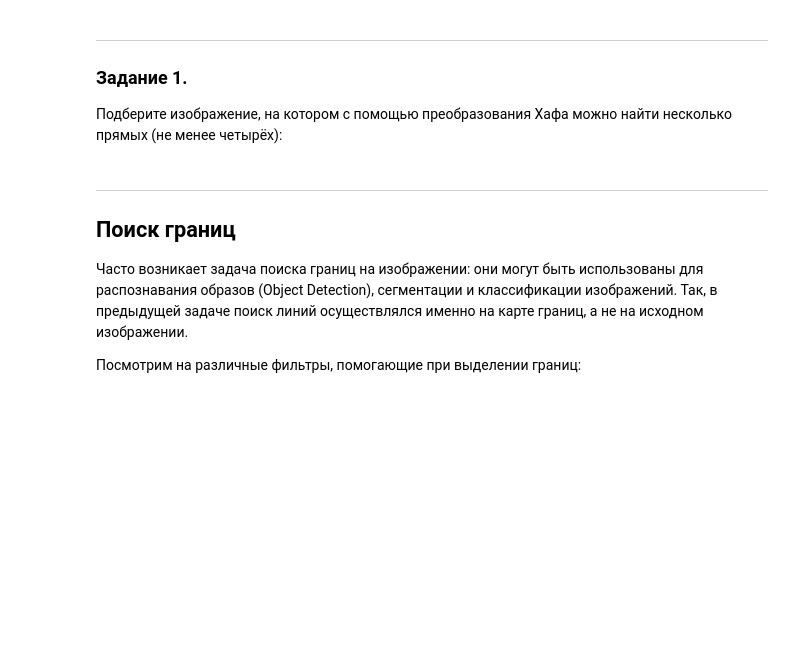
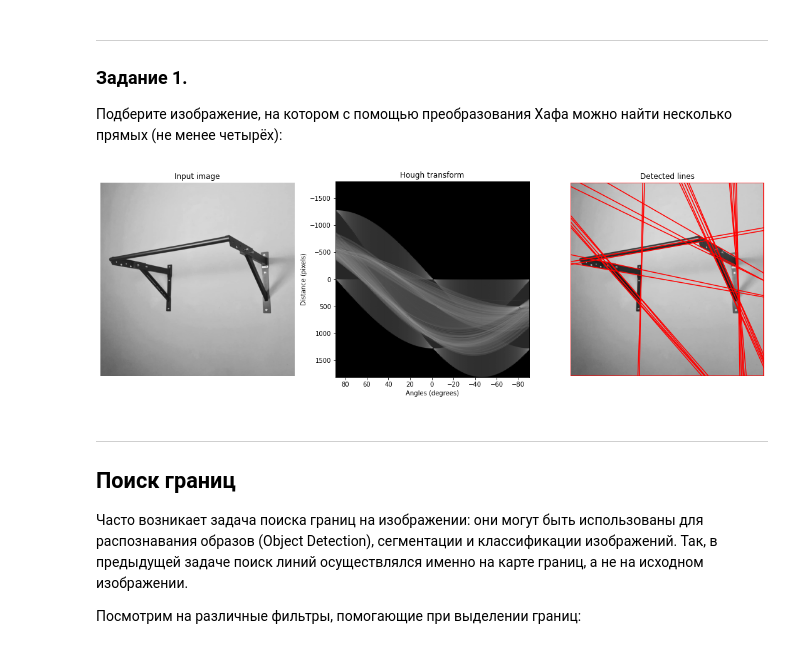
Before and after one commit to naschastliv/sem_gap_second, a Jupyter notebook: second_image_processing.ipynb, the cells around one changed output. Saved outputs shown, nothing was run; the diff lists cells and outputs as text; code cells hidden in the pictures; blank space fills up the shorter version.

```diff
--- a/second_image_processing.ipynb
+++ b/second_image_processing.ipynb
@@ -90,25 +112,27 @@ show_hough_transform(cube, threshold=100)
 
 Подберите изображение, на котором с помощью преобразования Хафа можно найти несколько прямых (не менее четырёх):
 # %%
-image_file = os.path.join("images", "<your image>")
+image_file = os.path.join("images", "horizontal_bar.jpg")
 
 image_as_gray = rgb2gray(imread(image_file))
 
 # Параметр threshold можно менять
 threshold = 100
 show_hough_transform(image_as_gray, threshold=threshold)
 result_image = os.path.join("images", "task_1.png")
 plt.savefig(result_image, dpi=150)
 
 # Сохранение результатов
 add_to_answer(
     "task_1",
     {
         "source_image": image_file,
         "result_image": result_image,
         "threshold": threshold,
     },
 )
+# %% [output]
+[figure, added]
 # %% [markdown]
 ---
 
```
Also changed, not shown: parts of 11 cells of this notebook, 9 other files.
